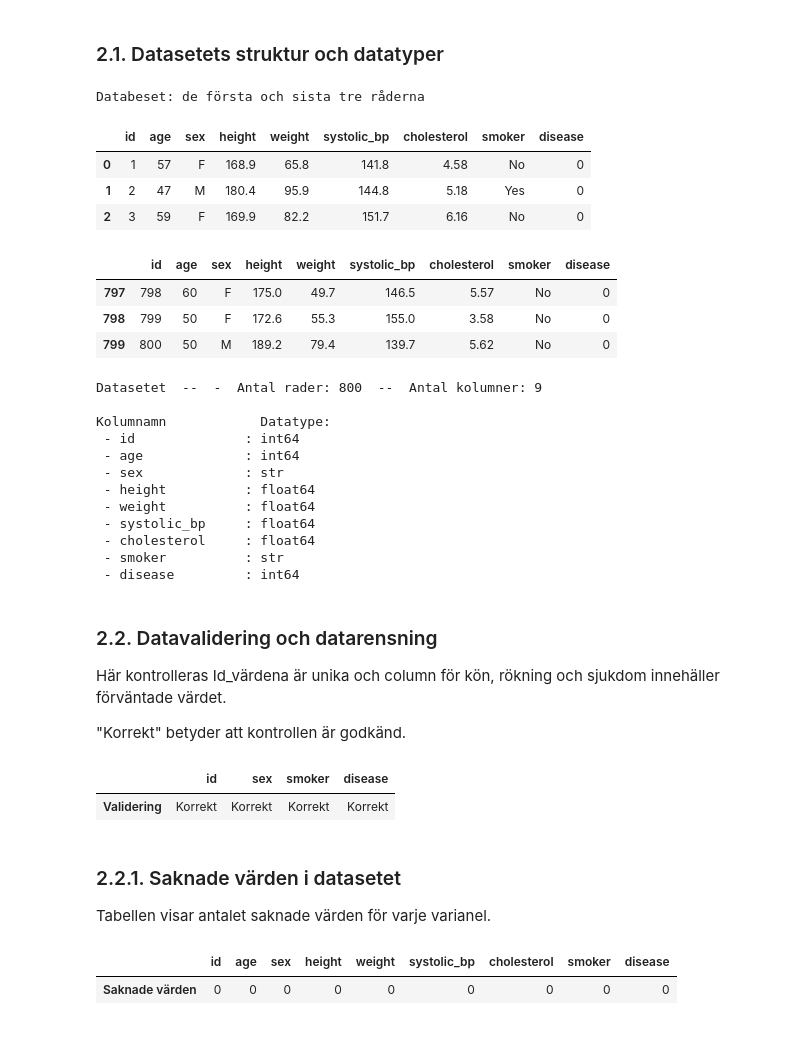
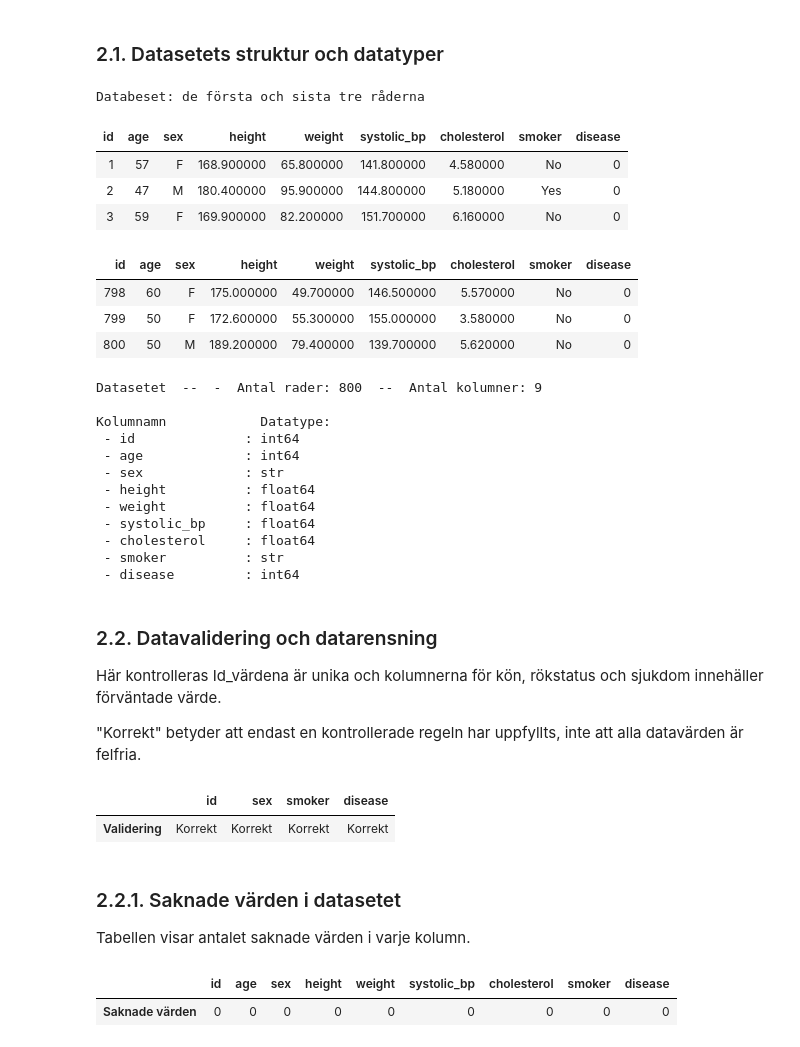
Before and after one commit to Yttak82/health_analysis, a Jupyter notebook: notebooks/analysis.ipynb, the cells around one changed output. Drawn from its saved outputs; the diff is of its cells as text; code cells hidden in the pictures.

```diff
--- a/notebooks/analysis.ipynb
+++ b/notebooks/analysis.ipynb
@@ -116,24 +114,23 @@ def style_axis(axis, grid_axis="y"):
 ### 2.1. Datasetets struktur och datatyper
 # %%
 print("Databeset: de första och sista tre råderna")
-display(df.head(3))
-display(df.tail(3))
+display(df.head(3).style.hide(axis="index"))
+display(df.tail(3).style.hide(axis="index"))
 
 print(f"\nDatasetet  --  -  Antal rader: {df.shape[0]}  --  Antal kolumner: {df.shape[1]}")
-
-print(f"\n{"Kolumnamn": <20} Datatype:")
+print(f"\n{"Kolumnamn":<20} Datatype:")
 for column in df.columns:
-    print(f" - {column: <15} : {df[column].dtype}")
+    print(f" - {column:<15} : {df[column].dtype}")
 # %% [output]
 Databeset: de första och sista tre råderna
-|  | id | age | sex | height | weight | systolic_bp | cholesterol | smoker | disease |
-| 0 | 1 | 57 | F | 168.9 | 65.8 | 141.8 | 4.58 | No | 0 |
-| 1 | 2 | 47 | M | 180.4 | 95.9 | 144.8 | 5.18 | Yes | 0 |
-| 2 | 3 | 59 | F | 169.9 | 82.2 | 151.7 | 6.16 | No | 0 |
+| id | age | sex | height | weight | systolic_bp | cholesterol | smoker | disease |
+| 1 | 57 | F | 168.900000 | 65.800000 | 141.800000 | 4.580000 | No | 0 |
+| 2 | 47 | M | 180.400000 | 95.900000 | 144.800000 | 5.180000 | Yes | 0 |
+| 3 | 59 | F | 169.900000 | 82.200000 | 151.700000 | 6.160000 | No | 0 |
-|  | id | age | sex | height | weight | systolic_bp | cholesterol | smoker | disease |
-| 797 | 798 | 60 | F | 175.0 | 49.7 | 146.5 | 5.57 | No | 0 |
-| 798 | 799 | 50 | F | 172.6 | 55.3 | 155.0 | 3.58 | No | 0 |
-| 799 | 800 | 50 | M | 189.2 | 79.4 | 139.7 | 5.62 | No | 0 |
+| id | age | sex | height | weight | systolic_bp | cholesterol | smoker | disease |
+| 798 | 60 | F | 175.000000 | 49.700000 | 146.500000 | 5.570000 | No | 0 |
+| 799 | 50 | F | 172.600000 | 55.300000 | 155.000000 | 3.580000 | No | 0 |
+| 800 | 50 | M | 189.200000 | 79.400000 | 139.700000 | 5.620000 | No | 0 |
 Datasetet  --  -  Antal rader: 800  --  Antal kolumner: 9
 
 Kolumnamn            Datatype:
@@ -149,9 +146,9 @@ Kolumnamn            Datatype:
 # %% [markdown]
 ### 2.2. Datavalidering och datarensning
 
-Här kontrolleras Id_värdena är unika och column för kön, rökning och sjukdom innehäller förväntade värdet.
+Här kontrolleras Id_värdena är unika och kolumnerna för kön, rökstatus och sjukdom innehäller förväntade värde.
 
-"Korrekt" betyder att kontrollen är godkänd.
+"Korrekt" betyder att endast en kontrollerade regeln har uppfyllts, inte att alla datavärden är felfria.
 # %%
 expected_values = ({"id": df["id"].is_unique,
                     "sex": df["sex"].isin(SEX_COLUMN).all(),
@@ -165,7 +162,7 @@ display(pd.DataFrame(expected_values, index=["Validering"]).replace({True: "Korr
 # %% [markdown]
 ### 2.2.1. Saknade värden i datasetet
 
-Tabellen visar antalet saknade värden för varje varianel.
+Tabellen visar antalet saknade värden i varje kolumn.
 # %%
 
 display(df.isna().sum().to_frame(name="Saknade värden").T)
```
Also changed, not shown: parts of 36 cells of this notebook.
